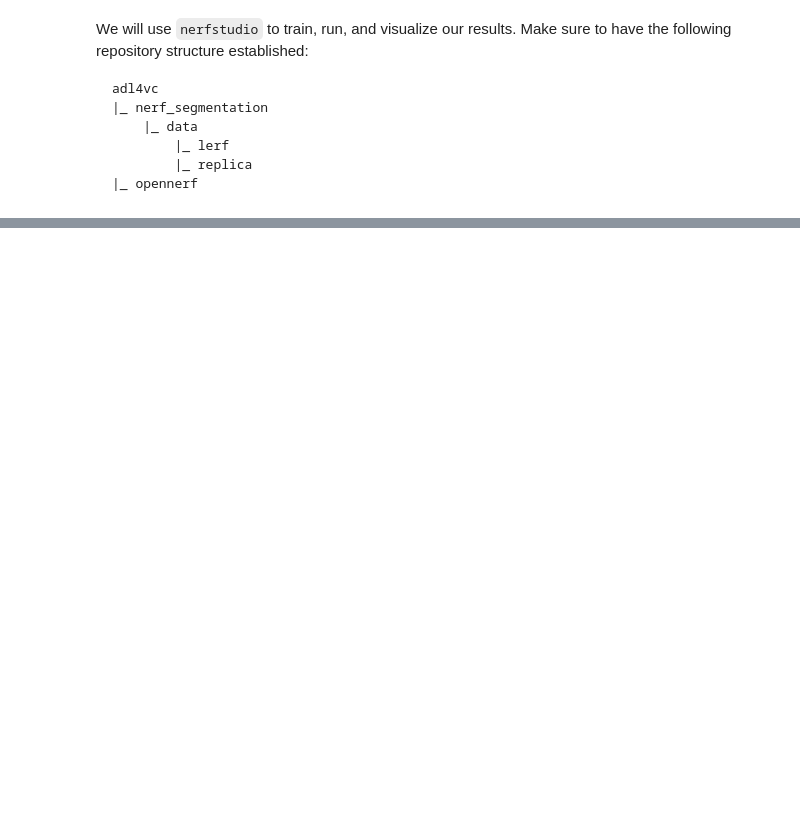
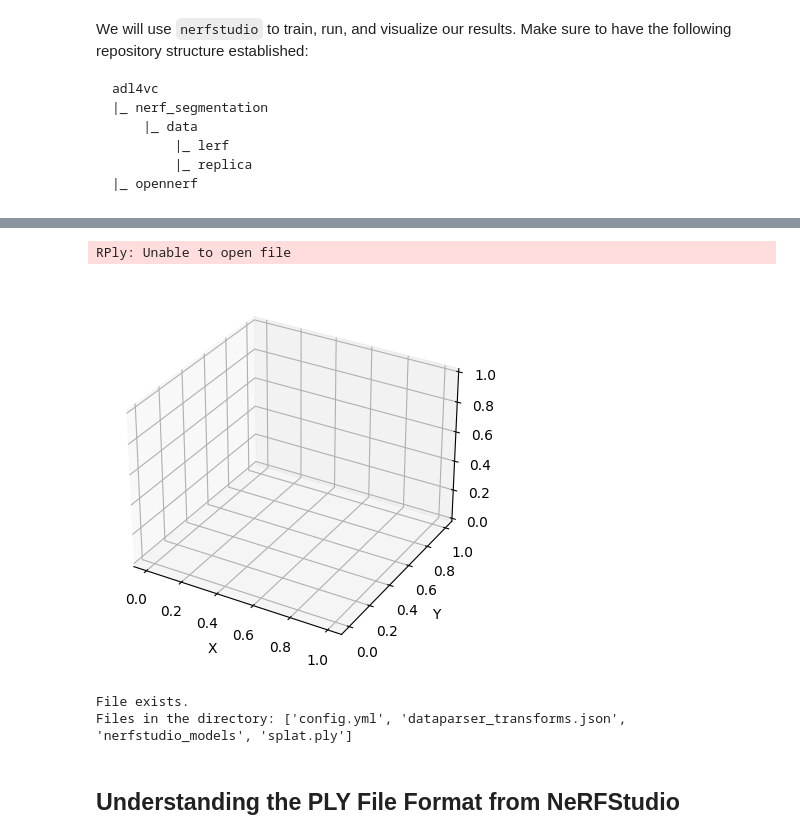
Before and after one commit to flyingGH/nerf_segmentation, a Jupyter notebook: gaussian_splatting.ipynb, the cells around one changed output, grey strips where cells are left out. Saved outputs shown, nothing was run; the diff lists cells and outputs as text; code cells hidden in the pictures; blank space fills up the shorter version.

```diff
--- a/gaussian_splatting.ipynb
+++ b/gaussian_splatting.ipynb
@@ -126,0 +144,25 @@ KeyboardInterrupt
+# %%
+import open3d as o3d
+import numpy as np
+import matplotlib.pyplot as plt
+from mpl_toolkits.mplot3d import Axes3D
+
+# Load the .ply file
+ply_file_path = '/content/gdrive/MyDrive/1-university/masters/2-semester/in2390_adl4cv/nerf_segmentation/outputs/replica_office0/splatfactor/2024-05-13_211923/splat.ply'
+pcd = o3d.io.read_point_cloud(ply_file_path)
+
+# Convert the point cloud to a numpy array
+points = np.asarray(pcd.points)
+
+# Plot the point cloud using matplotlib
+fig = plt.figure()
+ax = fig.add_subplot(111, projection='3d')
+ax.scatter(points[:, 0], points[:, 1], points[:, 2], s=1, c='b', marker='o')
+
+# Set labels
+ax.set_xlabel('X')
+ax.set_ylabel('Y')
+ax.set_zlabel('Z')
+
+plt.show()
+# %% [output]
@@ -126,0 +170,21 @@ KeyboardInterrupt
+RPly: Unable to open file
+[figure, added]
+# %%
+import os
+
+# Verify if the file path exists
+ply_file_path = '/content/gdrive/MyDrive/1-university/masters/2-semester/in2390_adl4cv/nerf_segmentation/outputs/replica_office0/splatfacto/2024-05-13_211923/splat.ply'
+if os.path.exists(ply_file_path):
+    print("File exists.")
+else:
+    print("File does not exist.")
+
+# List all files in the directory to confirm the file name and path
+directory_path = os.path.dirname(ply_file_path)
+files = os.listdir(directory_path)
+print("Files in the directory:", files)
+# %% [output]
+File exists.
+Files in the directory: ['config.yml', 'dataparser_transforms.json', 'nerfstudio_models', 'splat.ply']
+# %% [markdown]
+## Understanding the PLY File Format from NeRFStudio
```
Also changed, not shown: parts of 18 cells of this notebook.
